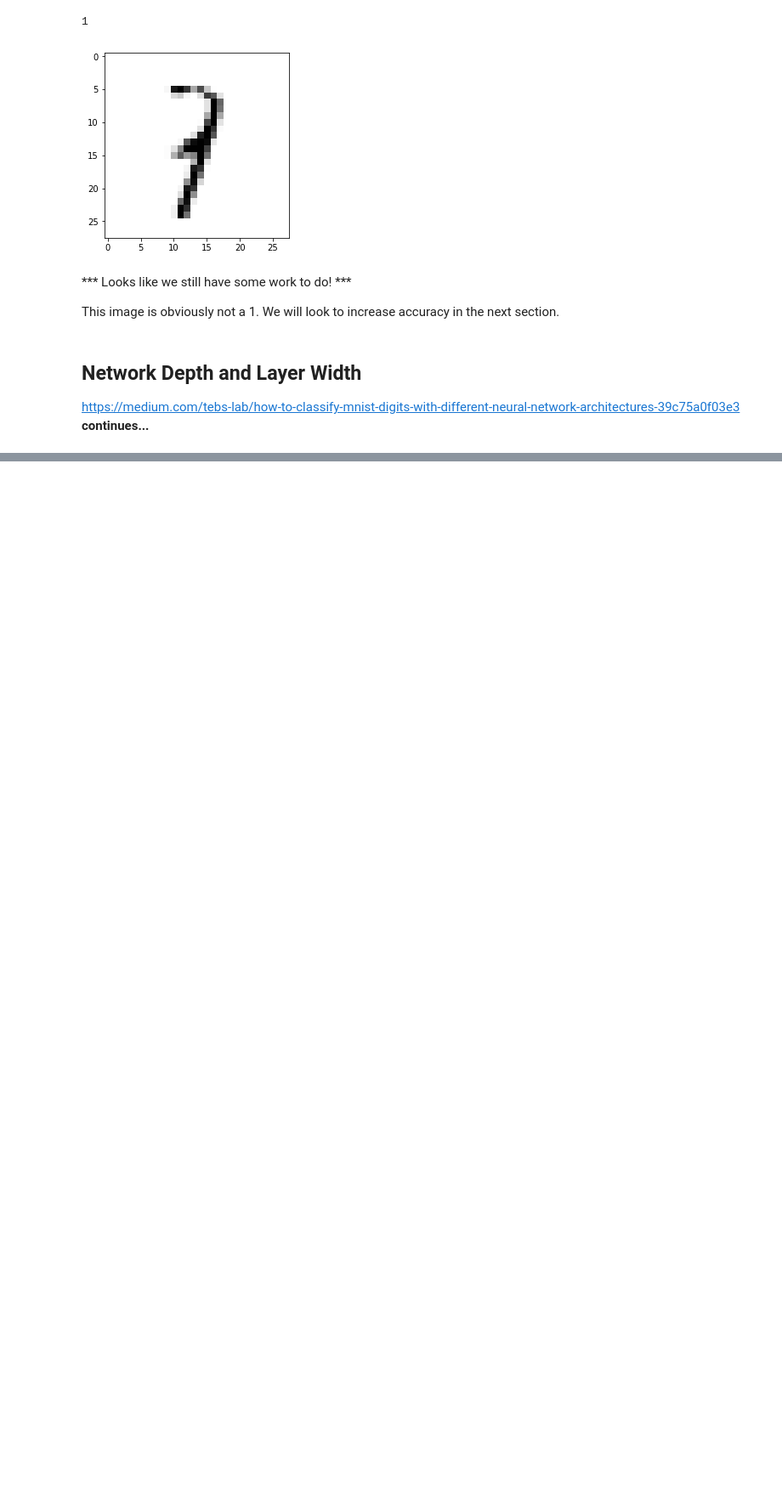
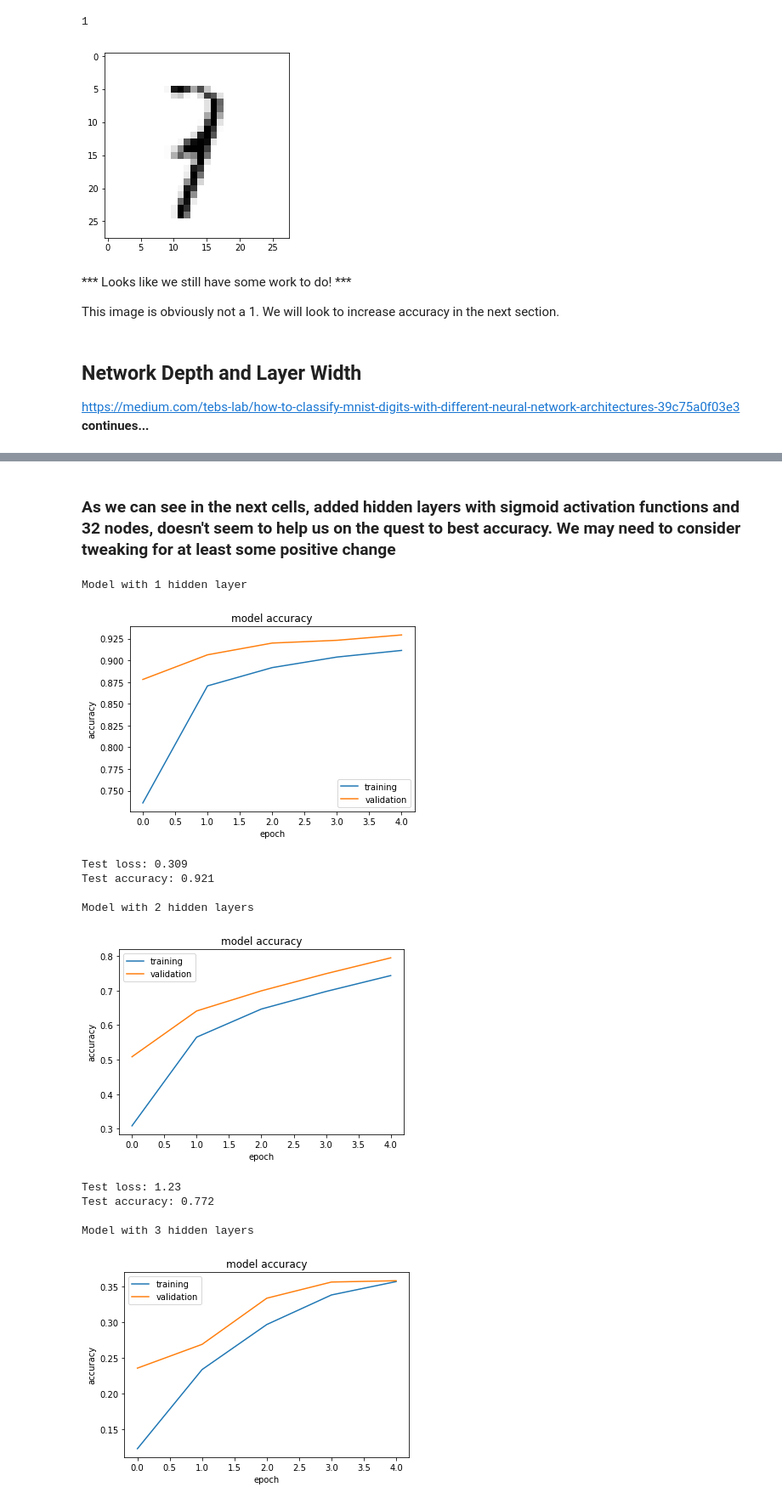
Before and after one commit to stmarple/MachineLearningWithTensorFlow, a Jupyter notebook: FFNN_MNST.ipynb, the cells around one changed output, grey strips where cells are left out. Shown at 85% size. Saved outputs shown, nothing was run; the diff lists cells and outputs as text; code cells hidden in the pictures; blank space fills up the shorter version.

```diff
--- a/FFNN_MNST.ipynb
+++ b/FFNN_MNST.ipynb
@@ -446,0 +439,54 @@ https://medium.com/tebs-lab/how-to-classify-mnist-digits-with-different-neural-n
+# %%
+image_size = 784 # 28*28
+num_classes = 10 # ten unique digits
+
+def create_depth(layer_sizes):
+    model = Sequential()
+    model.add(Flatten(input_shape=(28, 28)))
+    model.add(Dense(units=128, activation='sigmoid', input_shape=(image_size,))) # increase from 32 nodes to 128 **
+
+    for layer_size in layer_sizes[1:]:
+      model.add(Dense(units=num_classes, activation='sigmoid'))
+
+    model.add(Dense(units=num_classes, activation='softmax'))
+    return model
+
+def eval(model, batch_size=128, epochs=5):
+    model.compile(optimizer='sgd', loss='categorical_crossentropy', metrics=['accuracy'])
+    history = model.fit(x_train, y_train, batch_size=batch_size, epochs=epochs, validation_split=0.1, verbose=False)
+    loss, accuracy  = model.evaluate(x_test, y_test, verbose=False)
+
+    plt.plot(history.history['acc'])
+    plt.plot(history.history['val_acc'])
+    plt.title('model accuracy')
+    plt.ylabel('accuracy')
+    plt.xlabel('epoch')
+    plt.legend(['training', 'validation'], loc='best')
+    plt.show()
+
+    print(f'Test loss: {loss:.3}')
+    print(f'Test accuracy: {accuracy:.3}')
+# %% [markdown]
+### As we can see in the next cells, added hidden layers with sigmoid activation functions and 32 nodes, doesn't seem to help us on the quest to best accuracy.  We may need to consider tweaking for at least some positive change
+# %%
+for layers in range(1,4):
+    mod = create_depth([32] * layers)
+    if layers == 1:
+        print(f'Model with{layers: 1} hidden layer')
+    else:
+        print(f'Model with{layers: 1} hidden layers')
+    eval(mod)
+    print()
+# %% [output]
+Model with 1 hidden layer
+[figure, added]
+Test loss: 0.309
+Test accuracy: 0.921
+
+Model with 2 hidden layers
+[figure, added]
+Test loss: 1.23
+Test accuracy: 0.772
+
+Model with 3 hidden layers
+[figure, added]
```
Also changed, not shown: parts of 17 cells of this notebook.
